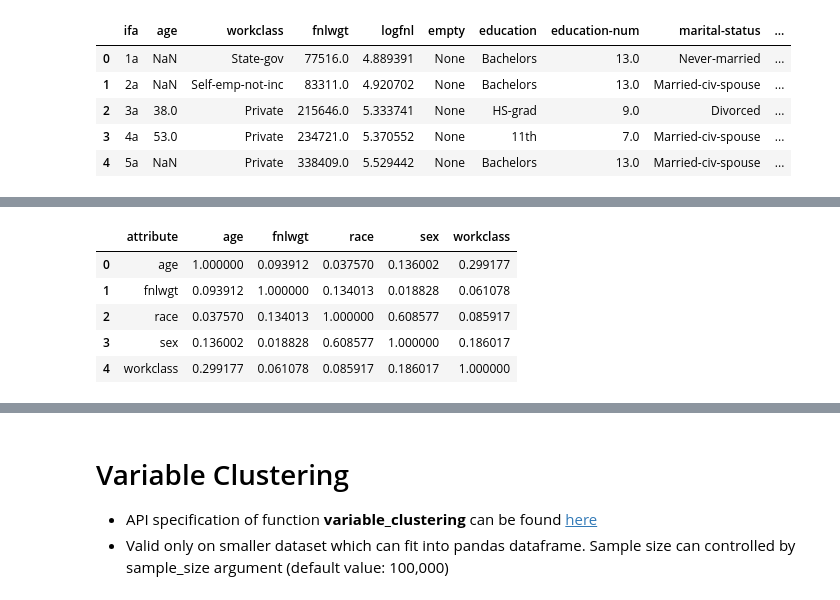
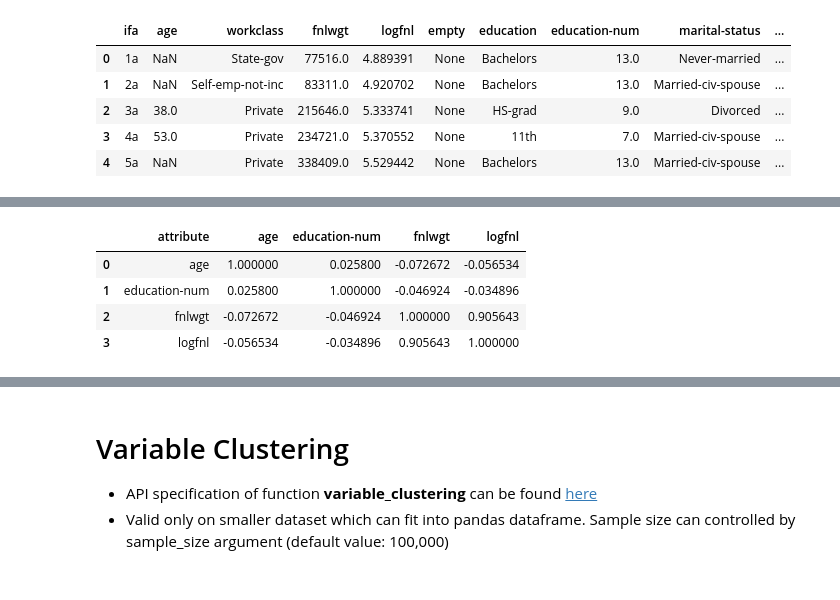
Before and after one commit to anovos/anovos, a Jupyter notebook: examples/notebooks/data_analyzer__association_evaluator.ipynb, the cells around one changed output, grey strips where cells are left out. Cells and saved outputs as stored; diff of their text form; code cells hidden in the pictures.

```diff
--- a/examples/notebooks/data_analyzer__association_evaluator.ipynb
+++ b/examples/notebooks/data_analyzer__association_evaluator.ipynb
@@ -123,5 +119,5 @@ odf.toPandas()
 # %%
-# Example 2 - selected columns
-odf = correlation_matrix(spark, idf = df, list_of_cols= ['age','sex','race','workclass','fnlwgt'])
+# Example 2 - selected numerical columns
+odf = correlation_matrix_numerical(spark, idf = df, list_of_cols= ['age','logfnl','education-num','fnlwgt'])
 odf.toPandas()
 # %% [output]
@@ -129,6 +124,5 @@ odf.toPandas()
-|  | attribute | age | fnlwgt | race | sex | workclass |
-| 0 | age | 1.000000 | 0.093912 | 0.037570 | 0.136002 | 0.299177 |
-| 1 | fnlwgt | 0.093912 | 1.000000 | 0.134013 | 0.018828 | 0.061078 |
-| 2 | race | 0.037570 | 0.134013 | 1.000000 | 0.608577 | 0.085917 |
-| 3 | sex | 0.136002 | 0.018828 | 0.608577 | 1.000000 | 0.186017 |
-| 4 | workclass | 0.299177 | 0.061078 | 0.085917 | 0.186017 | 1.000000 |
+|  | attribute | age | education-num | fnlwgt | logfnl |
+| 0 | age | 1.000000 | 0.025800 | -0.072672 | -0.056534 |
+| 1 | education-num | 0.025800 | 1.000000 | -0.046924 | -0.034896 |
+| 2 | fnlwgt | -0.072672 | -0.046924 | 1.000000 | 0.905643 |
+| 3 | logfnl | -0.056534 | -0.034896 | 0.905643 | 1.000000 |
```
Also changed, not shown: parts of 14 cells of this notebook.
